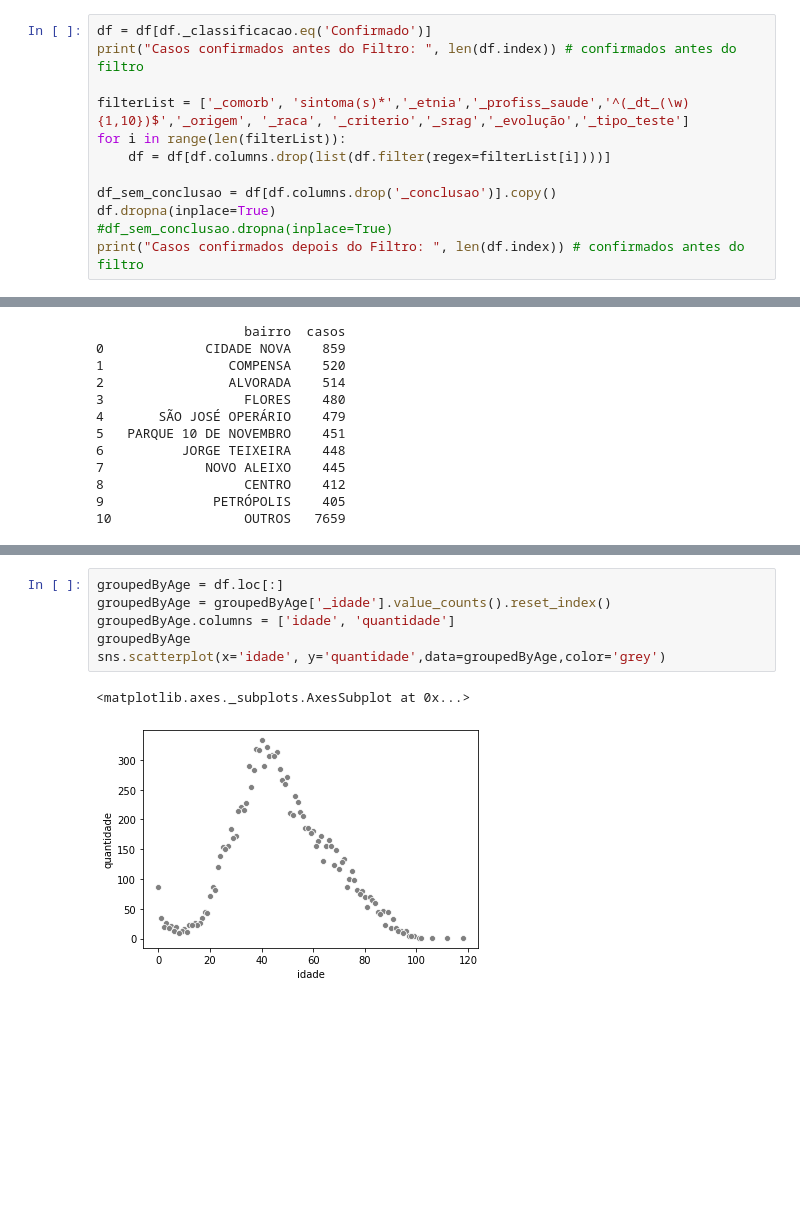
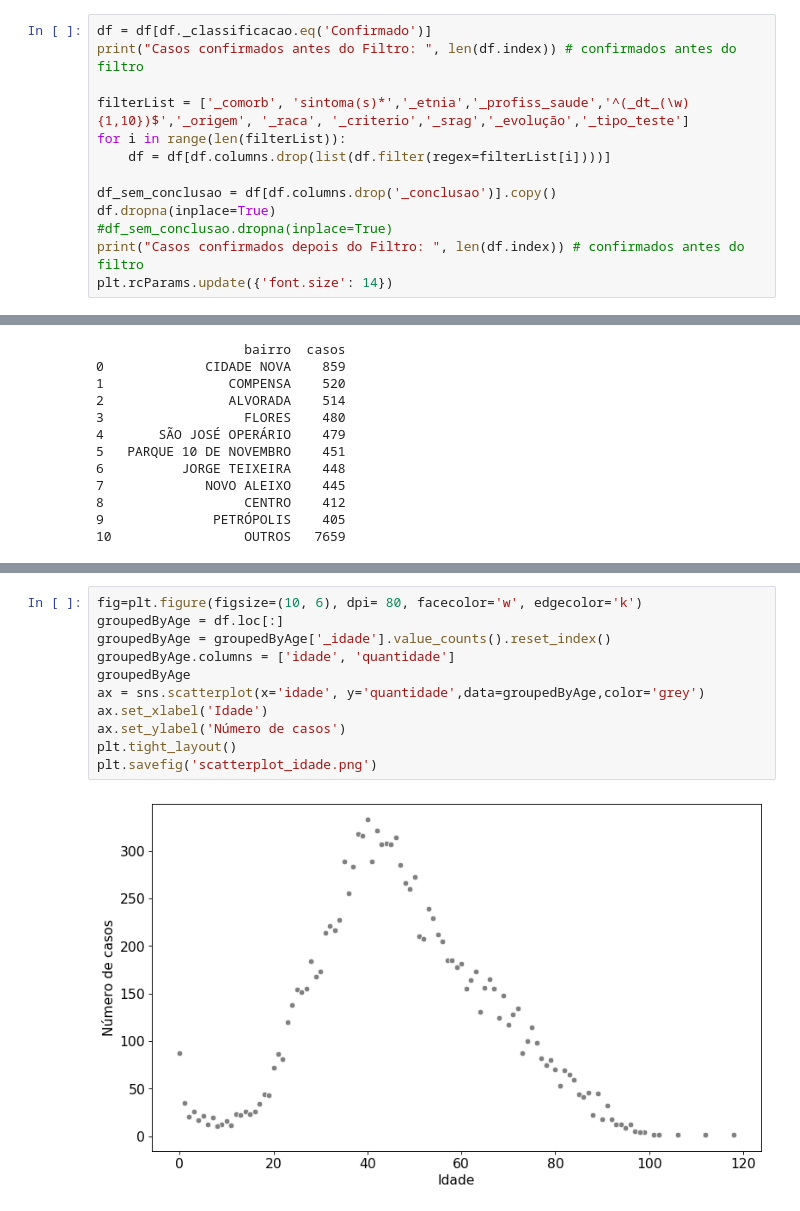
Before and after one commit to yonekura-dc/covid-manaus-redes-neurais2020, a Jupyter notebook: src/visualizacao.ipynb, the cells around one changed output, grey strips where cells are left out. Drawn from its saved outputs; the diff is of its cells as text; blank space fills up the shorter version.

```diff
--- a/src/visualizacao.ipynb
+++ b/src/visualizacao.ipynb
@@ -18,6 +18,7 @@ df_sem_conclusao = df[df.columns.drop('_conclusao')].copy()
 df.dropna(inplace=True)
 #df_sem_conclusao.dropna(inplace=True)
 print("Casos confirmados depois do Filtro: ", len(df.index)) # confirmados antes do filtro
+plt.rcParams.update({'font.size': 14})
 # %% [output]
 Casos confirmados antes do Filtro:  36947
 Casos confirmados depois do Filtro:  12672
@@ -112,12 +111,16 @@ Text(0, 0.5, 'Número de casos')
 # %%
+fig=plt.figure(figsize=(10, 6), dpi= 80, facecolor='w', edgecolor='k')
 groupedByAge = df.loc[:]
 groupedByAge = groupedByAge['_idade'].value_counts().reset_index()
 groupedByAge.columns = ['idade', 'quantidade']
 groupedByAge
-sns.scatterplot(x='idade', y='quantidade',data=groupedByAge,color='grey')
+ax = sns.scatterplot(x='idade', y='quantidade',data=groupedByAge,color='grey')
+ax.set_xlabel('Idade')
+ax.set_ylabel('Número de casos')
+plt.tight_layout()
+plt.savefig('scatterplot_idade.png')
 # %% [output]
-<matplotlib.axes._subplots.AxesSubplot at 0x...>
-[figure, old version]
+[figure, new version]
 # %%
 df_sem_conclusao['_dt_notificacao'] = pd.to_datetime(df_sem_conclusao['_dt_notificacao'],format='%d/%m/%Y')
 casos_por_dia = df_sem_conclusao['_dt_notificacao'].value_counts().reset_index().sort_values('index')
```
Also changed, not shown: parts of 7 cells of this notebook, 8 other files.
